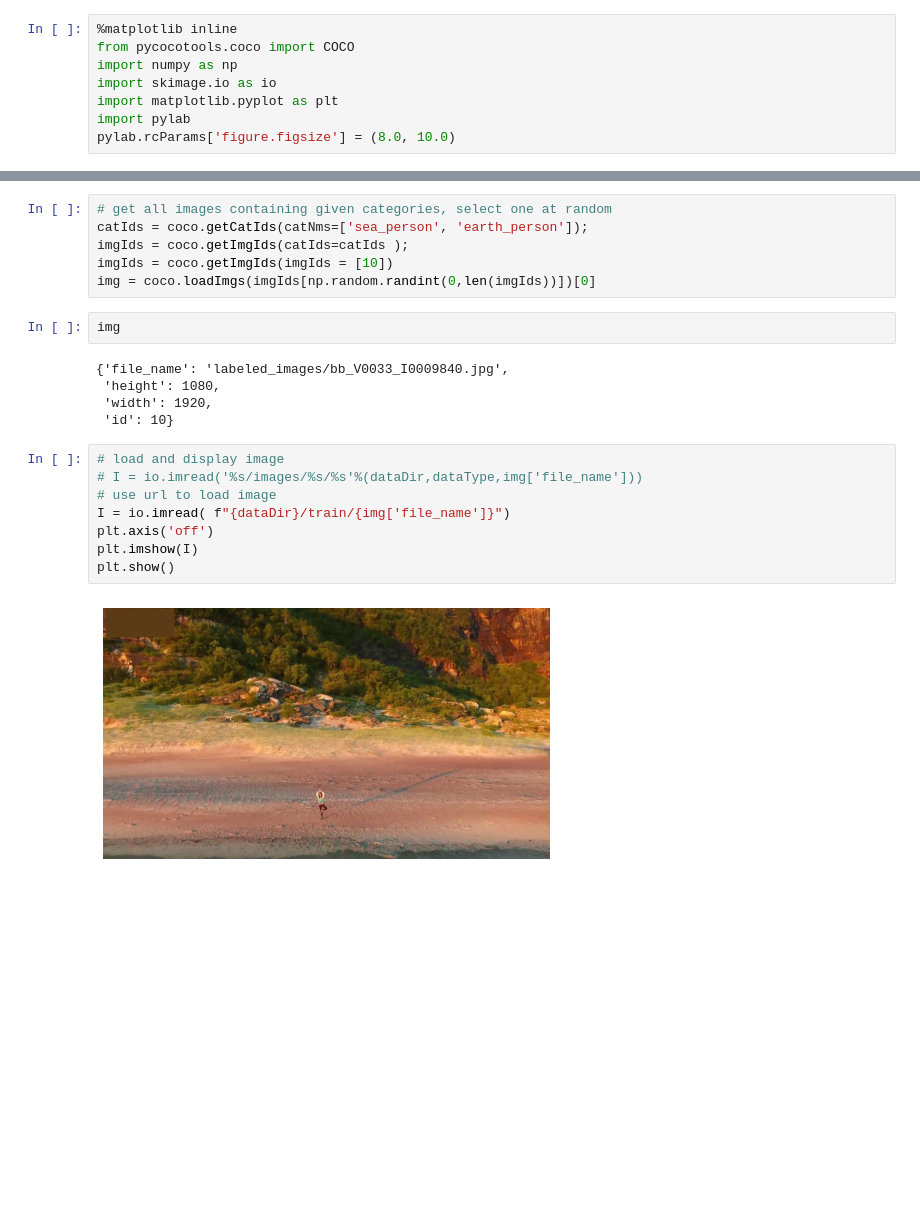
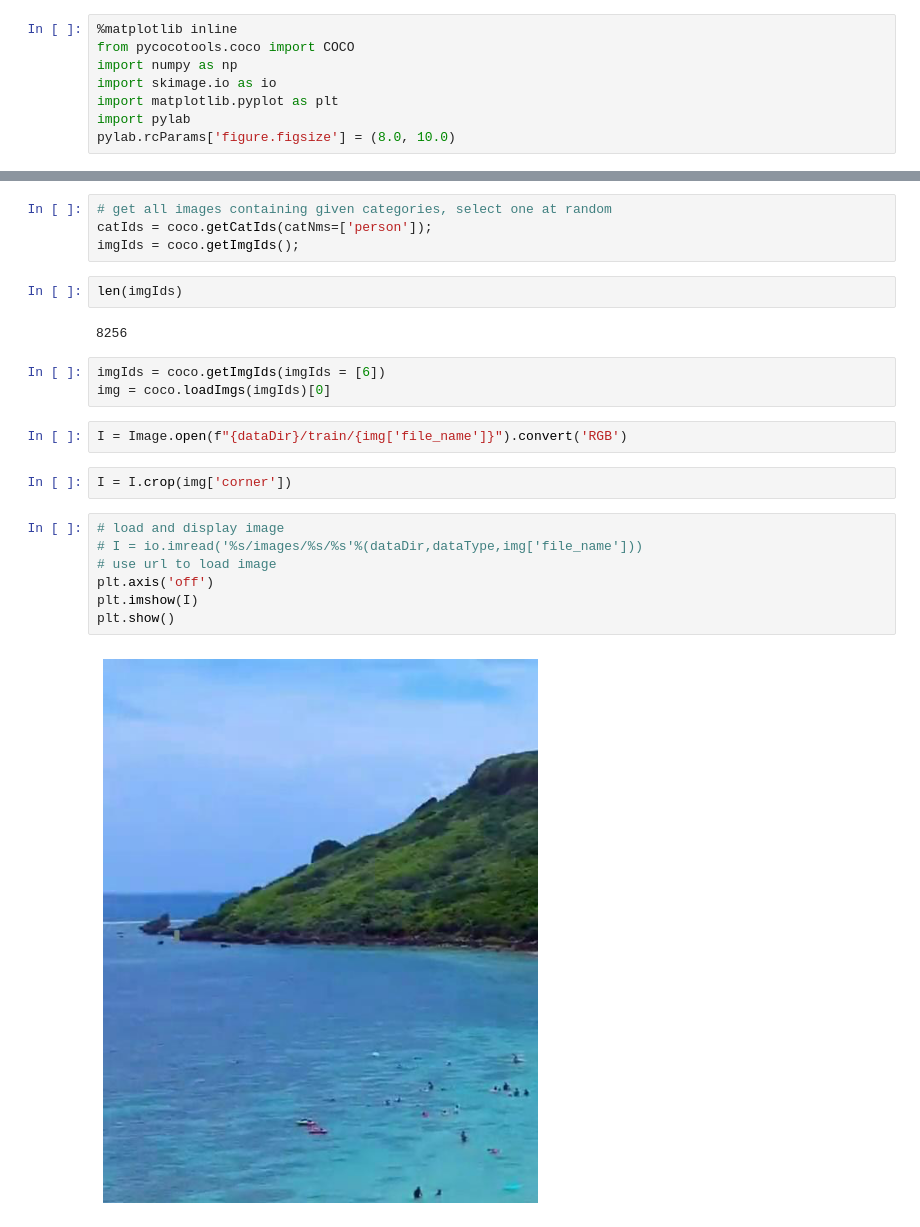
Before and after one commit to AlexTo/tiny_center_net, a Jupyter notebook: tiny.ipynb, the cells around one changed output, grey strips where cells are left out. Cells and saved outputs as stored; diff of their text form; blank space fills up the shorter version.

```diff
--- a/tiny.ipynb
+++ b/tiny.ipynb
@@ -34,26 +39,27 @@ person
 # %%
 # get all images containing given categories, select one at random
-catIds = coco.getCatIds(catNms=['sea_person', 'earth_person']);
-imgIds = coco.getImgIds(catIds=catIds );
-imgIds = coco.getImgIds(imgIds = [10])
-img = coco.loadImgs(imgIds[np.random.randint(0,len(imgIds))])[0]
+catIds = coco.getCatIds(catNms=['person']);
+imgIds = coco.getImgIds();
-# %%
-img
-# %% [output]
-{'file_name': 'labeled_images/bb_V0033_I0009840.jpg',
- 'height': 1080,
- 'width': 1920,
- 'id': 10}
+# %%
+len(imgIds)
+# %% [output]
+8256
+# %%
+imgIds = coco.getImgIds(imgIds = [6])
+img = coco.loadImgs(imgIds)[0]
+# %%
+I = Image.open(f"{dataDir}/train/{img['file_name']}").convert('RGB')
+# %%
+I = I.crop(img['corner'])
 # %%
 # load and display image
 # I = io.imread('%s/images/%s/%s'%(dataDir,dataType,img['file_name']))
 # use url to load image
-I = io.imread( f"{dataDir}/train/{img['file_name']}")
 plt.axis('off')
 plt.imshow(I)
 plt.show()
 # %% [output]
-[figure, old version]
+[figure, new version]
 # %%
 # load and display instance annotations
 plt.imshow(I); plt.axis('off')
```
Also changed, not shown: parts of 8 cells of this notebook, 12 other files.
